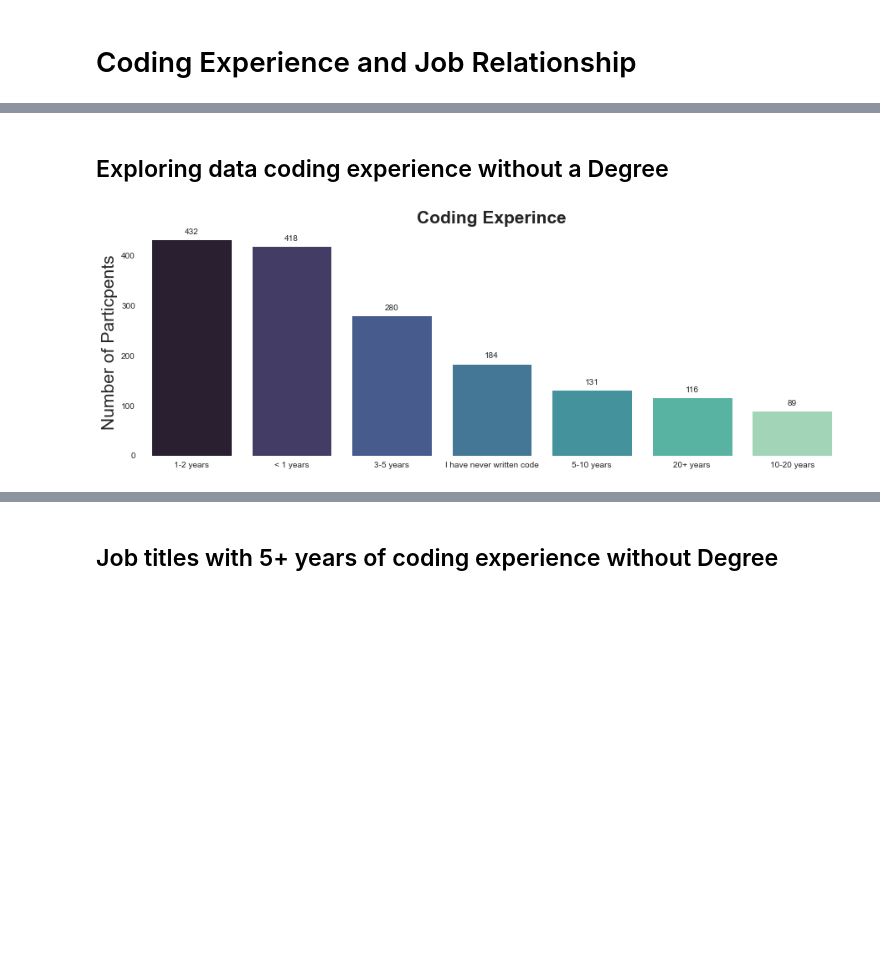
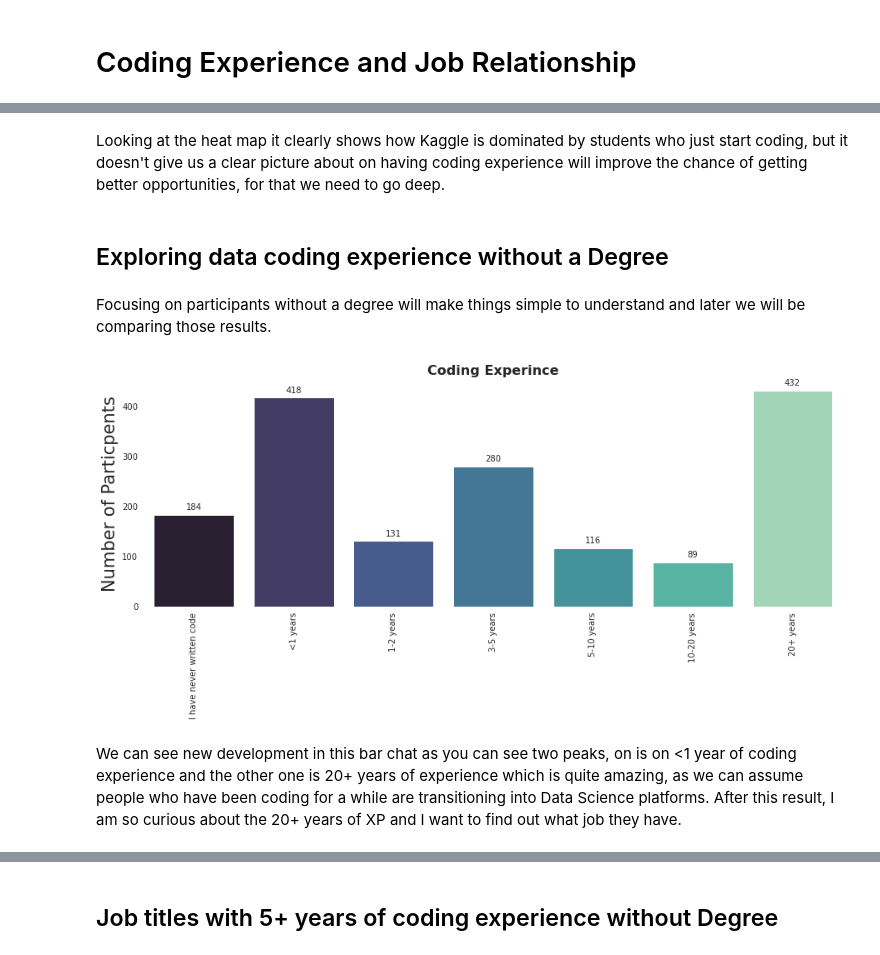
Before and after one commit to kingabzpro/Kaggle-competition-2020, a Jupyter notebook: university-degree-necessary-in-data-science.ipynb, the cells around one changed output, grey strips where cells are left out. Cells and saved outputs as stored; diff of their text form; code cells hidden in the pictures; blank space fills up the shorter version.

```diff
--- a/university-degree-necessary-in-data-science.ipynb
+++ b/university-degree-necessary-in-data-science.ipynb
@@ -173,25 +210,11 @@ ax.yaxis.set_major_formatter(mtick.FormatStrFormatter('%.0f%%'));
 # %%
-f, axes = plt.subplots(1, 2,figsize=(15,7))
+f, axes = plt.subplots(1, 1,figsize=(10,5))
 sns.set_style("whitegrid", {'axes.grid' : False})
 
-age=Kaggle_NDegree.Q1.value_counts().sort_values(ascending=False).to_frame()
-ax=sns.barplot(data=age,x=age.index,y='Q1',palette="Blues_d",ax=axes[0])
-ax.set_title('Different type of Age Group in Survey',fontsize=14, fontweight='bold')
-ax.set_xlabel('Age Range')
-ax.set_ylabel('Number of Particpents')
-ax.set_xticklabels(ax.get_xticklabels(),rotation=90)
-for p in ax.patches:
-    ax.annotate(format(p.get_height(), '1.0f'),
-                   (p.get_x() + p.get_width() / 2., p.get_height()),
-                   ha = 'center', va = 'center',
-                   xytext = (0, 9),
-                   textcoords = 'offset points')
-for s in ['top', 'left', 'right', 'bottom']:
-    ax.spines[s].set_visible(False)
 
-sex=Kaggle_NDegree.Q2.value_counts().sort_values(ascending=True).to_frame()
-ax1=sns.barplot(data=sex,x=sex.index,y='Q2',palette="coolwarm",ax=axes[1])
-ax1.set_title('Different type of Sex in Survey',fontsize=14, fontweight='bold')
+sex=Kaggle_NDegree.Q2.value_counts().sort_values(ascending=False).to_frame()
+ax1=sns.barplot(data=sex,x=sex.index,y='Q2',palette="coolwarm")
+ax1.set_title('Different type of Sex in Survey',fontsize=21, fontweight='bold')
 ax1.set_xlabel('Sex')
 ax1.set_ylabel('')
 ax1.set_xticklabels(ax1.get_xticklabels(),rotation=90);
@@ -221,7 +244,7 @@ ax.set_xlim(-200, 600)
 
 ax.set_xlabel('Number of Particepants')
 ax.set_ylabel('Age Group',fontsize=15)
-ax.set_title('Number of Male and Female Vs Age Group',fontsize=21, fontweight='bold')
+ax.set_title('Number of Male and Female Vs Age Group',fontsize=16, fontweight='bold')
 for s in ['top', 'right', 'bottom']:
     ax.spines[s].set_visible(False)
 #annotate
@@ -240,7 +267,7 @@ ax.legend();
 fig, ax = plt.subplots(1,1, figsize=(15,10))
 XP=Kaggle_NDegree.Q5.value_counts().sort_values(ascending=False).to_frame()
 ax=sns.barplot(data=XP,x=XP.index,y='Q5',palette="viridis")
-ax.set_title('Different type of Jobs in Survey',fontsize=21, fontweight='bold')
+ax.set_title('Different type of Jobs in Survey',fontsize=16, fontweight='bold')
 
 ax.set_xlabel('Current role')
 ax.set_ylabel('Number of Particpents')
@@ -260,14 +291,14 @@ for s in ['top', 'left', 'right', 'bottom']:
 # %%
 fig, ax = plt.subplots(1,1, figsize=(15,6))
 
-XP=Kaggle_NDegree.Q5.value_counts(normalize=True).sort_values(ascending=False).to_frame()
-XP1=Kaggle_WDegree.Q5.value_counts(normalize=True).sort_values(ascending=False).to_frame()
+XP=Kaggle_NDegree.Q5.value_counts(normalize=True).sort_index(ascending=False).to_frame()
+XP1=Kaggle_WDegree.Q5.value_counts(normalize=True).sort_index(ascending=False).to_frame()
 ax=sns.barplot(data=XP,y='Q5',x=XP.index,color="#006699",label='Without Degree')
 ax=sns.barplot(data=-XP1,y='Q5',x=XP1.index,color="#ff3333",label='With Degree')
 
 ax.set_ylabel('')
 ax.set_xlabel('')
-ax.set_title('Participants With Degree and Without Degree',fontsize=21, fontweight='bold')
+ax.set_title('Participants With Degree and Without Degree',fontsize=16, fontweight='bold')
 ax.set_xticklabels(ax.get_xticklabels(),rotation=90)
 for s in ['top', 'left', 'right', 'bottom']:
     ax.spines[s].set_visible(False)
@@ -307,21 +342,29 @@ ax1.set_yticks([]);
+# %% [markdown]
+Looking at the heat map it clearly shows how Kaggle is dominated by students who just start coding, but it doesn't give us a clear picture about on having coding experience will improve the chance of getting better opportunities, for that we need to go deep.
 # %% [markdown]
 ## Exploring data coding experience without a Degree
+# %% [markdown]
+Focusing on participants without a degree will make things simple to understand and later we will be comparing those results.
 # %%
 fig, ax = plt.subplots(1,1, figsize=(15,5))
-XP=Kaggle_NDegree.Q6.value_counts().sort_values(ascending=False).to_frame()
+XP=Kaggle_NDegree.Q6.value_counts().sort_index(ascending=False).to_frame()
 ax=sns.barplot(data=XP,x=XP.index,y='Q6',palette="mako")
-ax.set_title('Coding Experince',fontsize=21, fontweight='bold')
+ax.set_title('Coding Experince',fontsize=16, fontweight='bold')
 
 ax.set_xlabel('')
 ax.set_ylabel('Number of Particpents',fontsize=21)
 ax.set_xticklabels(ax.get_xticklabels())
 for p in ax.patches:
     ax.annotate(format(p.get_height(), '1.0f'),
                    (p.get_x() + p.get_width() / 2., p.get_height()),
                    ha = 'center', va = 'center',
                    xytext = (0, 9),
                    textcoords = 'offset points')
 for s in ['top', 'left', 'right', 'bottom']:
     ax.spines[s].set_visible(False)
+
+ax.set_xticklabels(["I have never written code","<1 years","1-2 years","3-5 years","5-10 years","10-20 years","20+ years"],rotation=90);
 # %% [output]
-[figure, old version]
+[figure, new version]
+# %% [markdown]
+We can see new development in this bar chat as you can see two peaks, on is on <1 year of coding experience and the other one is 20+ years of experience which is quite amazing, as we can assume people who have been coding for a while are transitioning into Data Science platforms. After this result, I am so curious about the 20+ years of XP and I want to find out what job they have.
```
Also changed, not shown: parts of 83 cells of this notebook, 2 other files.
